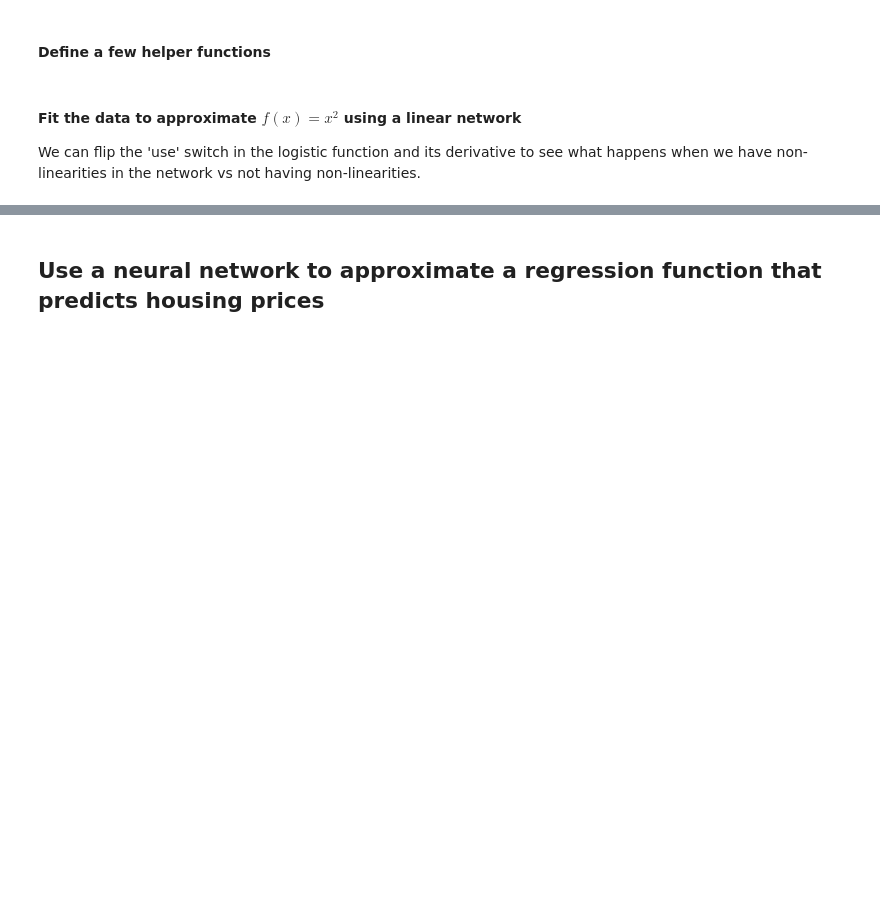
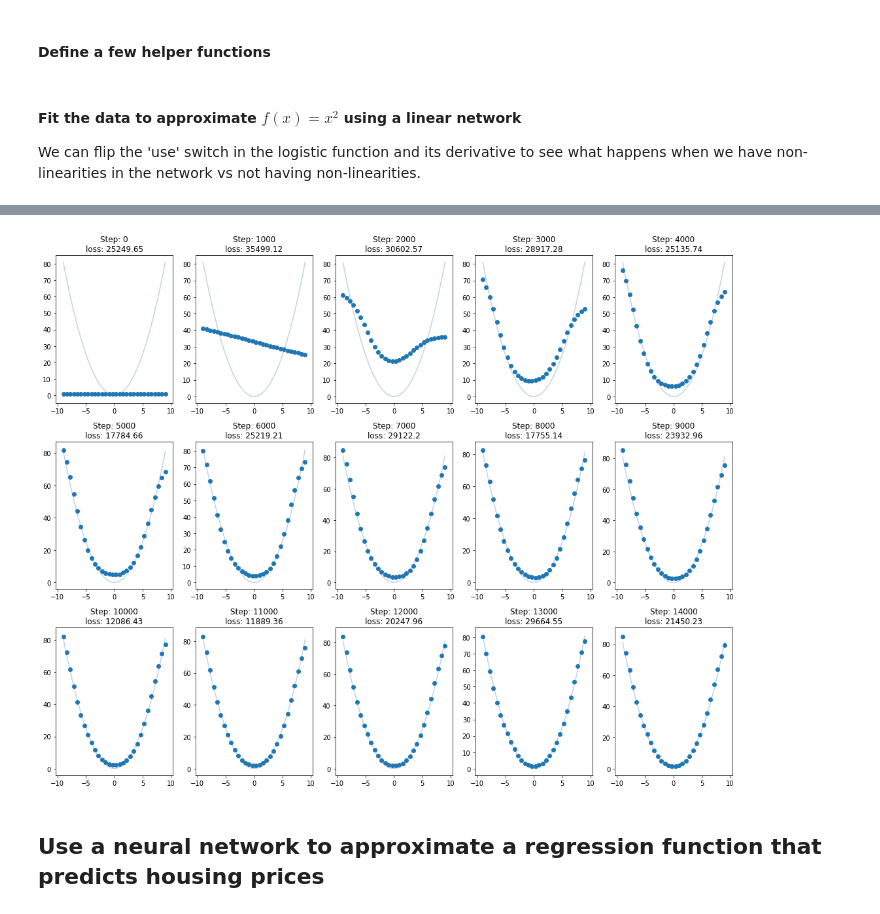
Before and after one commit to zendesk/intelligent-machines, a Jupyter notebook: 2_simple_neural_network/simple_neural_network.ipynb, the cells around one changed output, grey strips where cells are left out. Drawn from its saved outputs; the diff is of its cells as text; code cells hidden in the pictures; blank space fills up the shorter version.

```diff
--- a/2_simple_neural_network/simple_neural_network.ipynb
+++ b/2_simple_neural_network/simple_neural_network.ipynb
@@ -97,7 +97,7 @@ batch_size = 25
 samples_seen = 0
 progress = list()
 
-use_nonlinearity = False
+use_nonlinearity = True
 
 # Set learnable weight matrices
 hidden_weights = np.random.normal(loc=0.0, scale=0.01, size=(n_input_features, hidden_size))
@@ -147,3 +147,4 @@ for out, ax, los in zip(progress, axes.flatten(), losses):
     ax.set_title('Step: {}\nloss: {}'.format(str(step), str(round(los, 2))))
     step += 1000
 plt.tight_layout()
+# %% [output]
@@ -150,3 +168,4 @@ plt.tight_layout()
+[figure, added]
 # %% [markdown]
 ## Use a neural network to approximate a regression function that predicts housing prices
 # %% [markdown]
```
Also changed, not shown: parts of 7 cells of this notebook, 1 other file.
